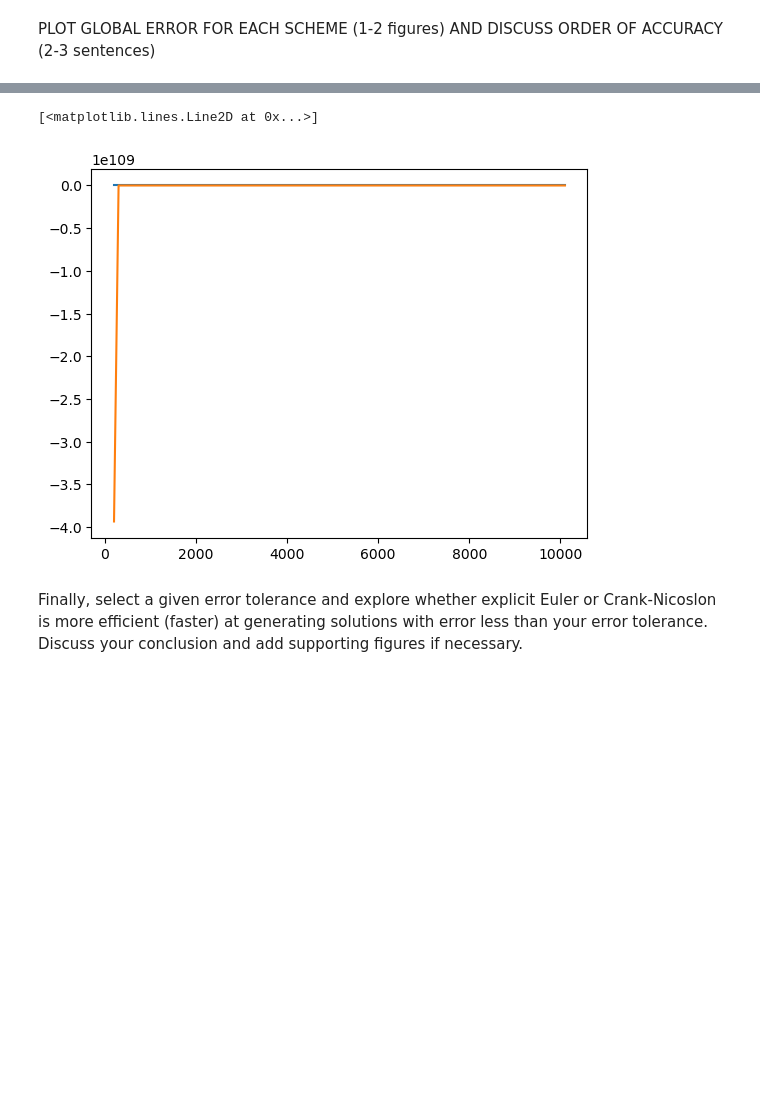
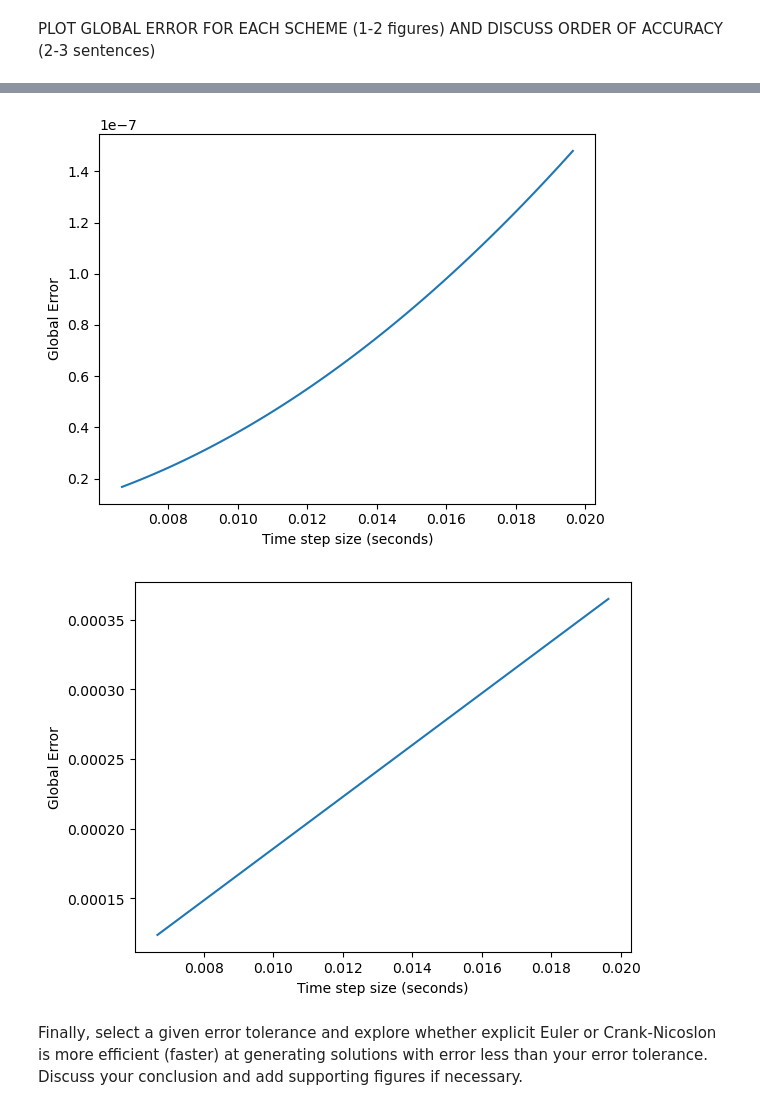
Before and after one commit to Ealish241/QCES, a Jupyter notebook: Project1_numerical_methods.ipynb, the cells around one changed output, grey strips where cells are left out. Drawn from its saved outputs; the diff is of its cells as text; code cells hidden in the pictures; blank space fills up the shorter version.

Commit message:
Error graphs produced
Finally starting to look reasonable!

```diff
--- a/Project1_numerical_methods.ipynb
+++ b/Project1_numerical_methods.ipynb
@@ -224,7 +224,7 @@ def set_ics(x, kappa, t_ic):
 Finally, define some parameters and the x and t vectors:
 # %%
 # Defining parameters
-kappa = 0.01  # diffusivity
+kappa = 0.001  # diffusivity
 
 # Timestepping parameters
 t_start = 0  # start time (note that this is not the same time used to evaluate the exact solution to set the ICs)
@@ -304,27 +304,40 @@ The difference between the exact solution and the numerical approximation can be
 # %% [markdown]
 PLOT GLOBAL ERROR FOR EACH SCHEME (1-2 figures) AND DISCUSS ORDER OF ACCURACY (2-3 sentences)
 # %%
-n0=100
+n0=500
 
 exact = np.ones(len(x))*((1/(4*np.pi*kappa*(10+10))))**(1/2)*np.exp(-(x**2)/(4*kappa*(10+10)))
 
+exactish = crankNicolson[:,i] = CN(x, np.linspace(t_start, t_end, 10000), kappa)[:,-1]
 
 euler = np.zeros((100,100))
 crankNicolson = np.zeros((100,100))
 nsteps = np.zeros(100)
+delta_t = np.zeros(100)
 
 for i in range (0, 100):
-    ni = n0 + 100*(i+1)
+    ni = n0 + 10*(i+1)
     t= np.linspace(t_start,t_end,ni)
-    euler[:,i] = EE(x, t, kappa)[:,-1] - exact
-    crankNicolson[:,i] = CN(x, t, kappa)[:,-1] - exact
+    delta_t[i] = t[1] - t[0]
+    euler[:,i] = abs(EE(x, t, kappa)[:,-1] - exactish)
+    crankNicolson[:,i] = abs(CN(x, t, kappa)[:,-1] - exactish)
     nsteps[i] = ni
 
 
-plt.plot(nsteps, crankNicolson[50,:], label='Crank-Nicolson Global Error')
-plt.plot(nsteps, euler[50,:], label='Explicit Euler Global Error')
 
-#pEE=np.polyfit(nsteps, euler[50,:], 2)
+plt.plot(delta_t, crankNicolson[50,:], label='Crank-Nicolson Global Error')
+
+plt.xlabel('Time step size (seconds)')
+plt.ylabel('Global Error')
+plt.show()
+
+plt.plot(delta_t, euler[50,:], label='Explicit Euler Global Error')
+plt.xlabel('Time step size (seconds)')
+plt.ylabel('Global Error')
+plt.show()
+
+
+
 #plt.plot(nsteps, pEE[1]*nsteps + pEE[0], 'k--', label='Fit: y = {:.2e}x + {:.2e}'.format(pEE[1], pEE[0]))
 #plt.text(0,0,f'y = {pEE[1]}x + {pEE[0]}')
 
@@ -356,5 +369,5 @@ Crank-Nicolson method took 0.24 seconds
-[<matplotlib.lines.Line2D at 0x...>]
-[figure, old version]
+[figure, new version]
+[figure, added]
 # %% [markdown]
 Finally, select a given error tolerance and explore whether explicit Euler or Crank-Nicoslon is more efficient (faster) at generating solutions with error less than your error tolerance. Discuss your conclusion and add supporting figures if necessary.
 # %% [markdown]
```
Also changed, not shown: parts of 2 cells of this notebook.
